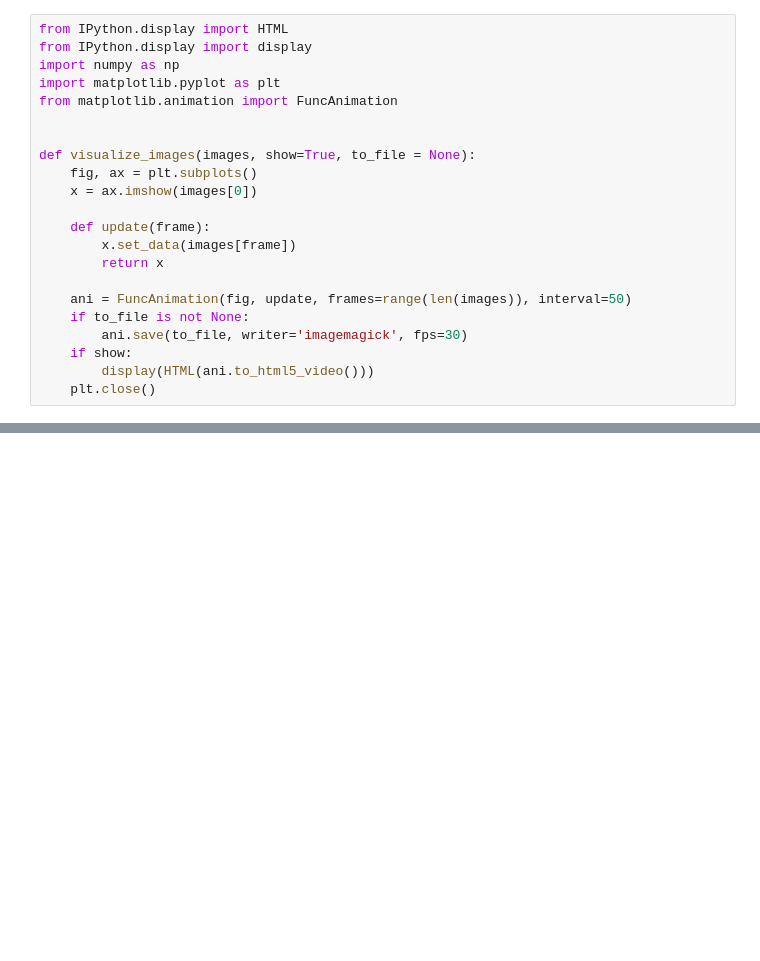
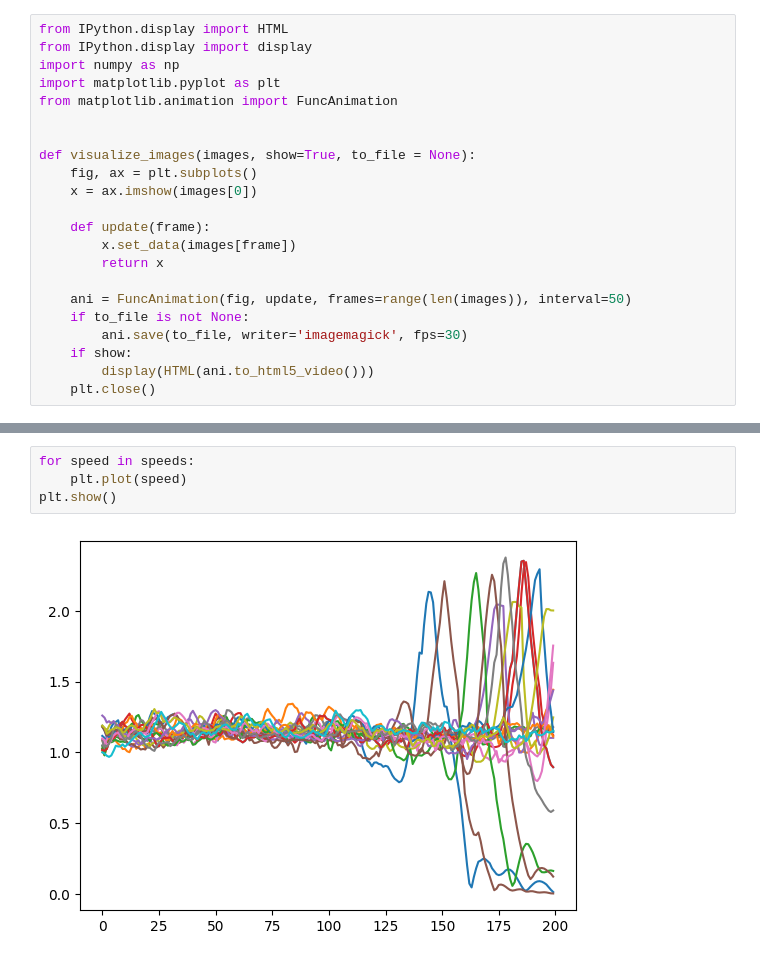
Before and after one commit to stevenabreu7/MoCapAct, a Jupyter notebook: nb_eval_expert.ipynb, the cells around one changed output, grey strips where cells are left out. Cells and saved outputs as stored; diff of their text form; blank space fills up the shorter version.

```diff
--- a/nb_eval_expert.ipynb
+++ b/nb_eval_expert.ipynb
@@ -57,0 +74,6 @@ while not done:
+# %%
+for speed in speeds:
+    plt.plot(speed)
+plt.show()
+# %% [output]
+[figure, added]
```
Also changed, not shown: parts of 8 cells of this notebook, 1 other file.
